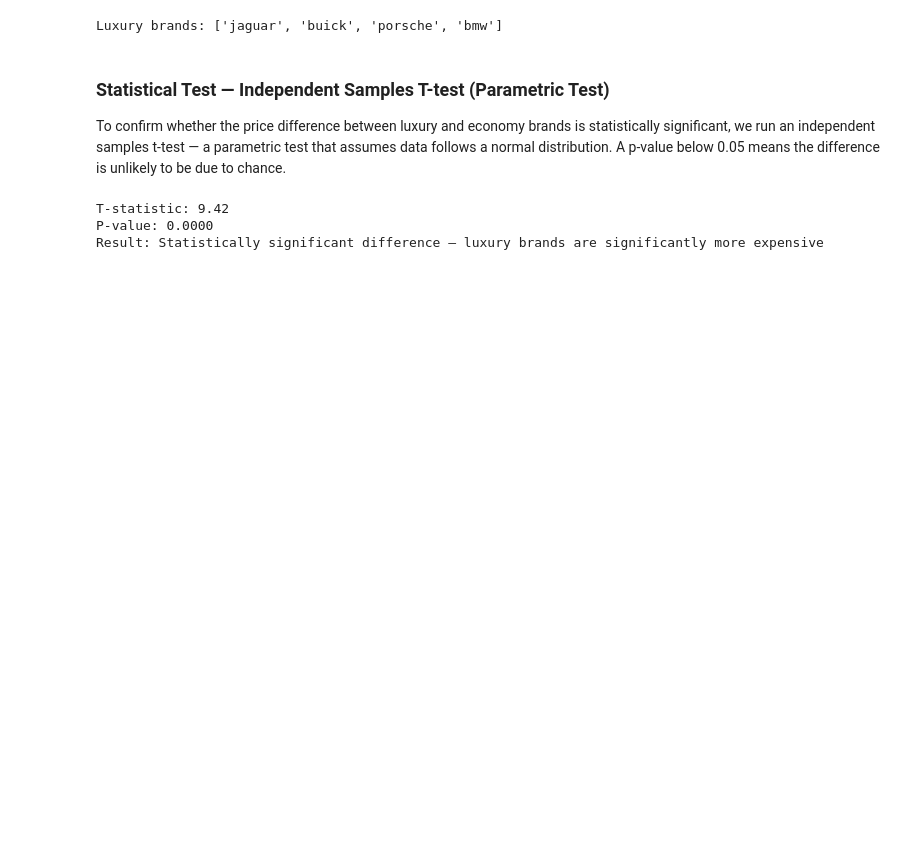
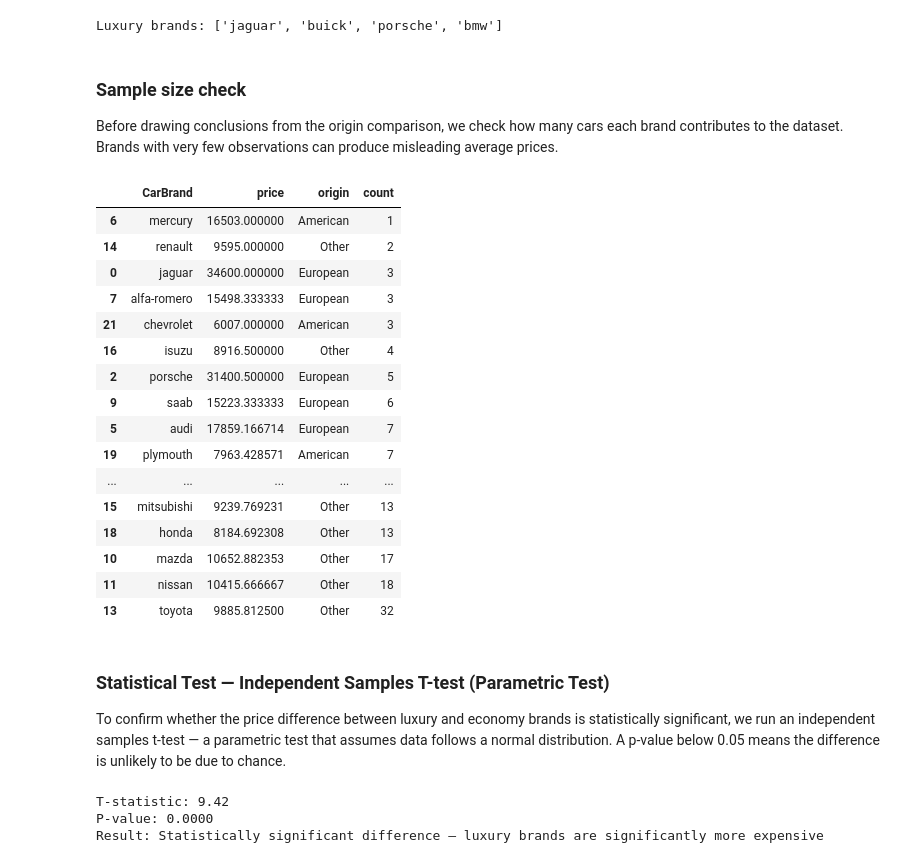
Before and after one commit to tildeholmqvist/DA_project_2, a Jupyter notebook: jupyter_notebooks/02_EDA.ipynb, the cells around one changed output. Saved outputs shown, nothing was run; the diff lists cells and outputs as text; code cells hidden in the pictures; blank space fills up the shorter version.

```diff
--- a/jupyter_notebooks/02_EDA.ipynb
+++ b/jupyter_notebooks/02_EDA.ipynb
@@ -218,6 +227,34 @@ fig = px.bar(avg_price_brand, x='CarBrand', y='price',
 fig.show()
 # %% [output]
 Luxury brands: ['jaguar', 'buick', 'porsche', 'bmw']
+# %% [markdown]
+### Sample size check
+Before drawing conclusions from the origin comparison, we check how many cars
+each brand contributes to the dataset. Brands with very few observations can
+produce misleading average prices.
+# %%
+brand_counts = df['CarBrand'].value_counts().reset_index()
+brand_counts.columns = ['CarBrand', 'count']
+avg_price_brand = avg_price_brand.merge(brand_counts, on='CarBrand')
+avg_price_brand[['CarBrand', 'price', 'origin', 'count']].sort_values('count')
+# %% [output]
+|  | CarBrand | price | origin | count |
+| 6 | mercury | 16503.000000 | American | 1 |
+| 14 | renault | 9595.000000 | Other | 2 |
+| 0 | jaguar | 34600.000000 | European | 3 |
+| 7 | alfa-romero | 15498.333333 | European | 3 |
+| 21 | chevrolet | 6007.000000 | American | 3 |
+| 16 | isuzu | 8916.500000 | Other | 4 |
+| 2 | porsche | 31400.500000 | European | 5 |
+| 9 | saab | 15223.333333 | European | 6 |
+| 5 | audi | 17859.166714 | European | 7 |
+| 19 | plymouth | 7963.428571 | American | 7 |
+| ... | ... | ... | ... | ... |
+| 15 | mitsubishi | 9239.769231 | Other | 13 |
+| 18 | honda | 8184.692308 | Other | 13 |
+| 10 | mazda | 10652.882353 | Other | 17 |
+| 11 | nissan | 10415.666667 | Other | 18 |
+| 13 | toyota | 9885.812500 | Other | 32 |
 # %% [markdown]
 ### Statistical Test — Independent Samples T-test (Parametric Test)
 To confirm whether the price difference between luxury and economy brands
```
Also changed, not shown: parts of 5 cells of this notebook.
